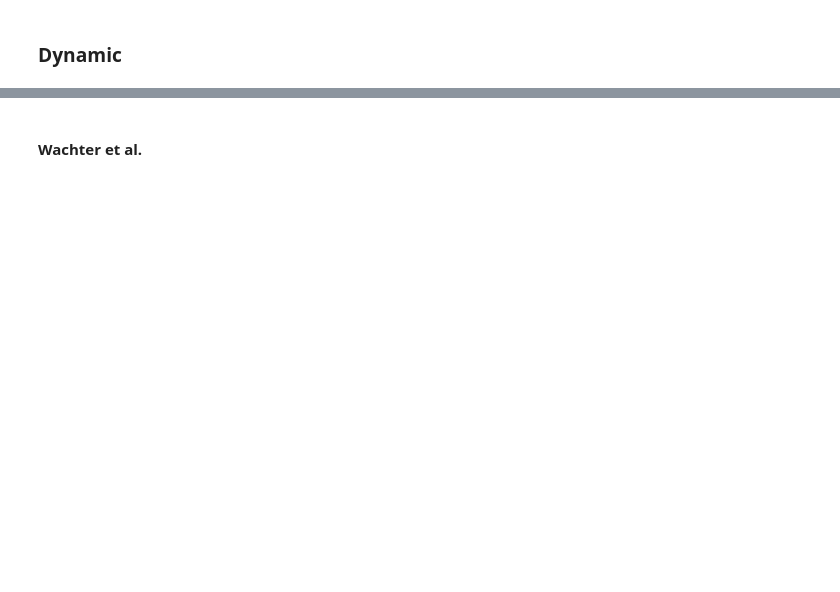
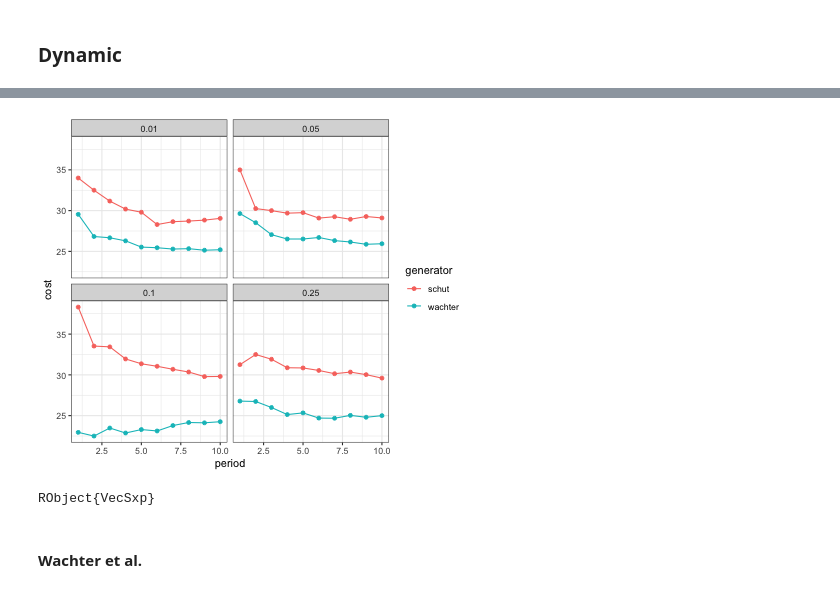
Before and after one commit to JuliaTrustworthyAI/AlgorithmicRecourseDynamics.jl, a Jupyter notebook: examples/endogenous_shifts.ipynb, the cells around one changed output, grey strips where cells are left out. Cells and saved outputs as stored; diff of their text form; code cells hidden in the pictures; blank space fills up the shorter version.

```diff
--- a/examples/endogenous_shifts.ipynb
+++ b/examples/endogenous_shifts.ipynb
@@ -339,4 +339,13 @@ ggplot(data=results, aes(x=:period, y=:validity, colour=:generator)) +
 RObject{VecSxp}
+# %%
+ggplot(data=results, aes(x=:period, y=:cost, colour=:generator)) +
+    geom_line() +
+    geom_point() +
+    facet_wrap(R".~prop") +
+    theme_bw()
+# %% [output]
+[figure, added]
+RObject{VecSxp}
 # %% [markdown]
 #### Wachter et al.
 # %%
```
Also changed, not shown: parts of 10 cells of this notebook, 4 other files.
